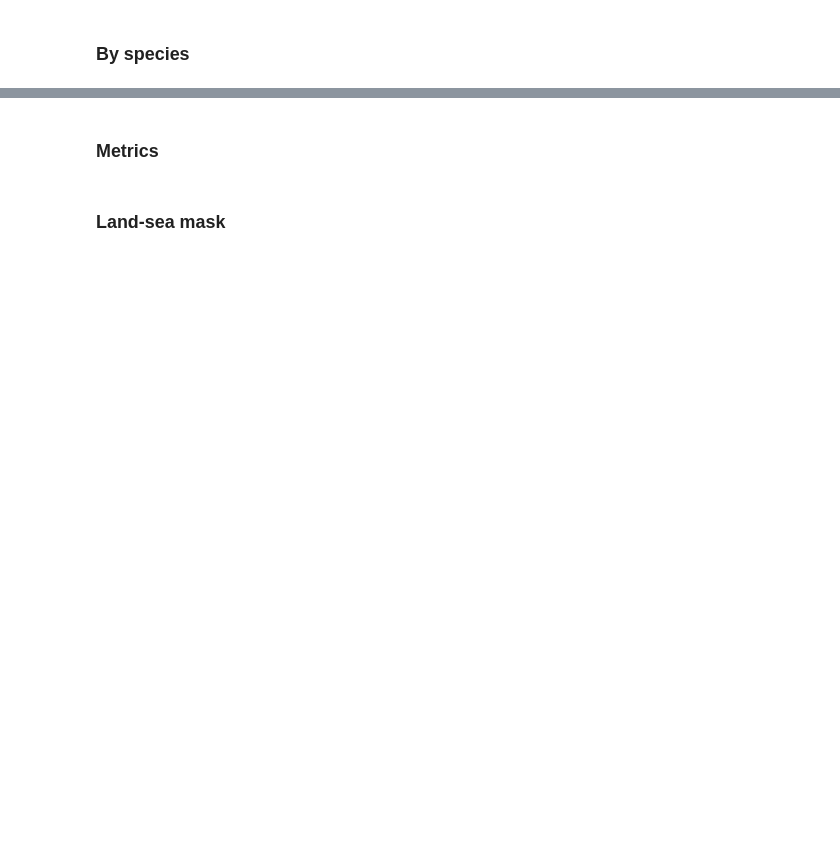
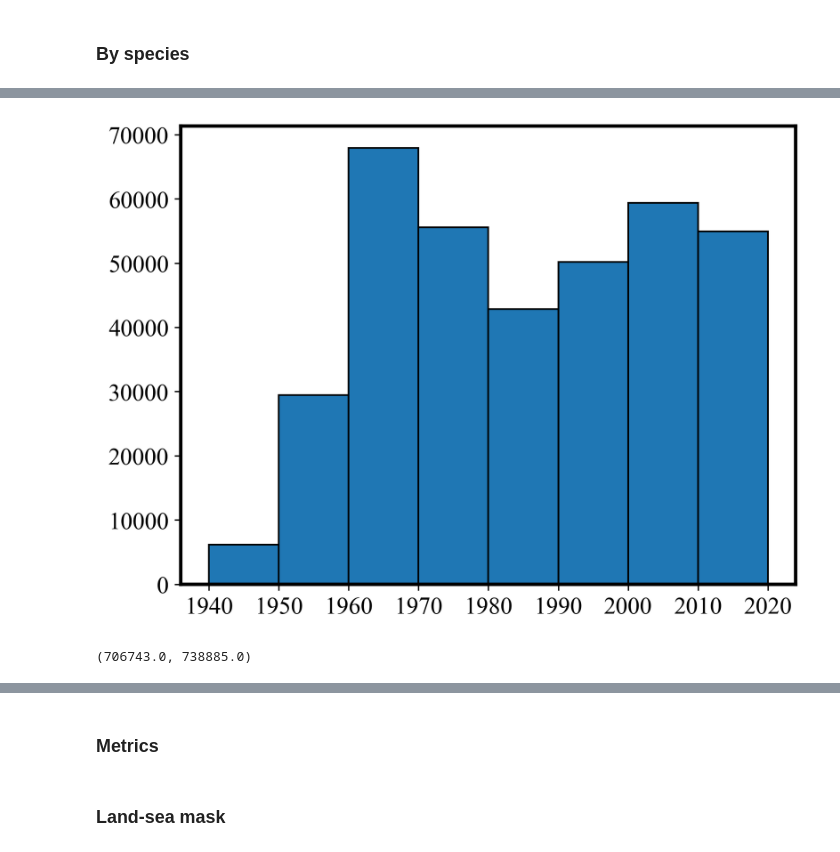
Before and after one commit to gher-uliege/BlueCloud-Plankton, a Jupyter notebook: src/read_occurence_data.ipynb, the cells around one changed output, grey strips where cells are left out. Drawn from its saved outputs; the diff is of its cells as text; code cells hidden in the pictures; blank space fills up the shorter version.

```diff
--- a/src/read_occurence_data.ipynb
+++ b/src/read_occurence_data.ipynb
@@ -121,0 +178,10 @@ bathname = joinpath(datadir, "gebco_30sec_16.nc")
+# %%
+datebins = [DateTime(yy, 1, 1) for yy = 1940:10:2020];
+datenumbins = Dates.value.(convert.(Dates.Day, datebins .- DateTime(1, 1, 1)))
+ax = PyPlot.subplot(111)
+PyPlot.hist(dates, datenumbins, ec="black")
+print(ax.get_xlim())
+PyPlot.savefig(joinpath(figdir, "time_histogram"), dpi=300, bbox_inches="tight")
+# %% [output]
+[figure, added]
+(706743.0, 738885.0)
```
Also changed, not shown: parts of 32 cells of this notebook.
